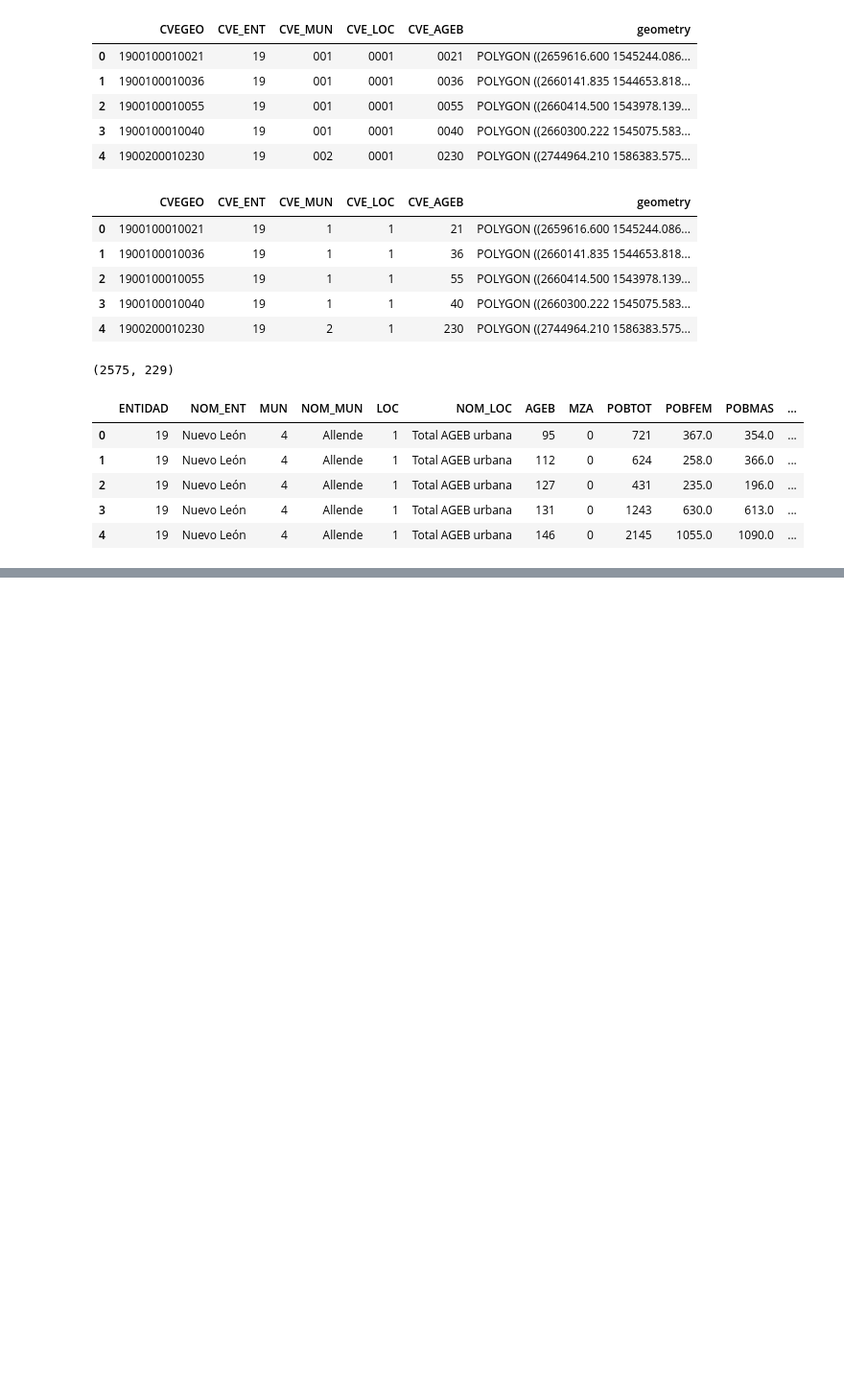
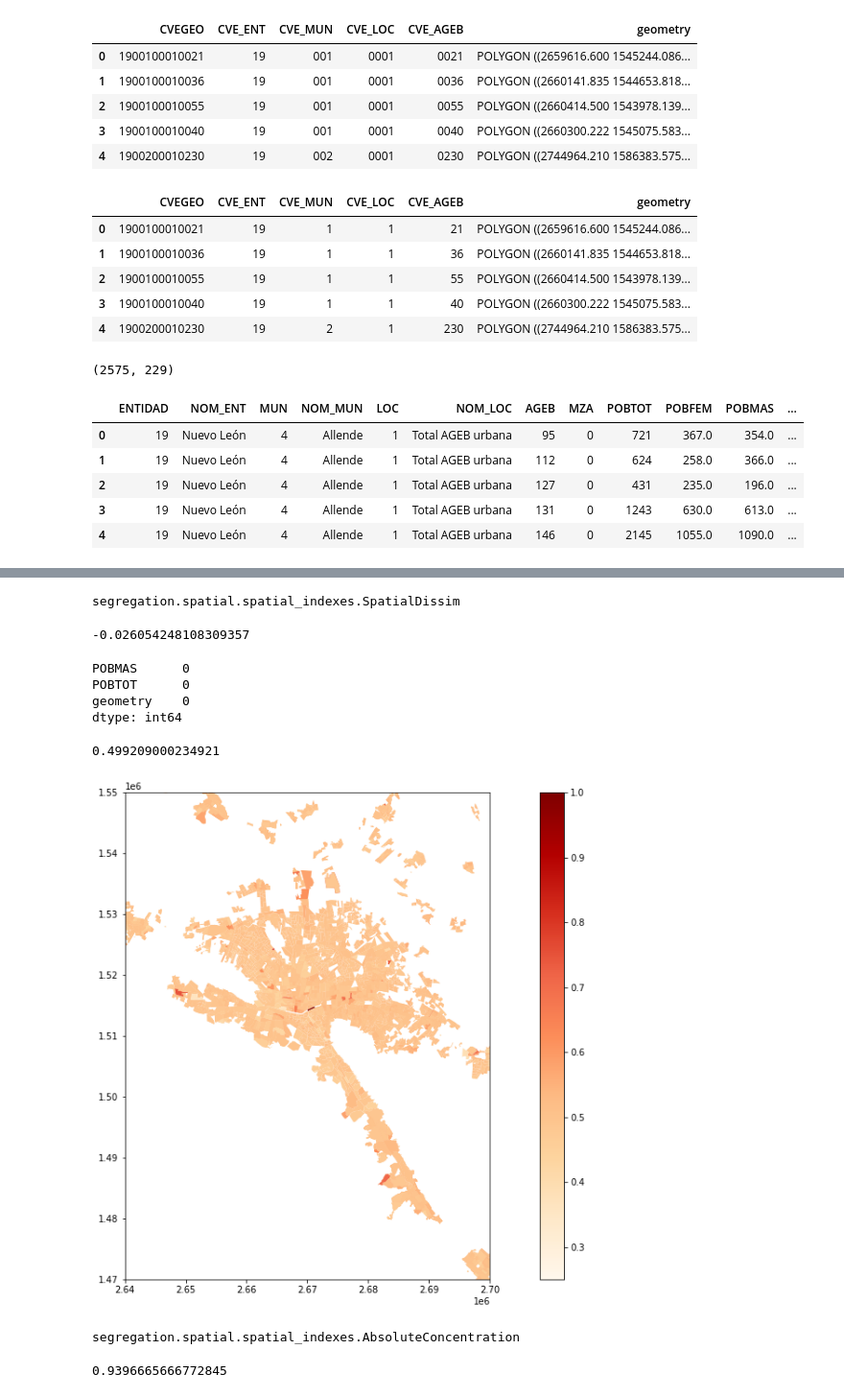
Before and after one commit to juanantoniomschz/itesm_segregacion, a Jupyter notebook: notebooks/01.ipynb, the cells around one changed output, grey strips where cells are left out. Shown at 96% size. Drawn from its saved outputs; the diff is of its cells as text; code cells hidden in the pictures; blank space fills up the shorter version.

Commit message:
Modulo de segregacion instalado y clave de censo

```diff
--- a/notebooks/01.ipynb
+++ b/notebooks/01.ipynb
@@ -56,3 +58,6 @@ df_ageb.head()
 | 2 | 19 | Nuevo León | 4 | Allende | 1 | Total AGEB urbana | 127 | 0 | 431 | 235.0 | 196.0 | ... |
 | 3 | 19 | Nuevo León | 4 | Allende | 1 | Total AGEB urbana | 131 | 0 | 1243 | 630.0 | 613.0 | ... |
 | 4 | 19 | Nuevo León | 4 | Allende | 1 | Total AGEB urbana | 146 | 0 | 2145 | 1055.0 | 1090.0 | ... |
+# %%
+gdf = pd.merge(censo_gdf, df_ageb, left_on = 'CVE_AGEB', right_on = 'AGEB').drop('')
+gdf.head()
@@ -58,0 +71,50 @@ df_ageb.head()
+# %%
+from segregation.spatial import SpatialDissim
+
+spdis_gdf = gdf[['POBMAS','POBTOT','geometry']].fillna(0)
+
+index = SpatialDissim(spdis_gdf, 'POBMAS', 'POBTOT')
+type(index)
+# %% [output]
+segregation.spatial.spatial_indexes.SpatialDissim
+# %%
+index.statistic
+# %% [output]
+-0.026054248108309357
+# %%
+gdf[['POBMAS','POBTOT','geometry']].fillna(0).isnull().sum()
+# %% [output]
+POBMAS      0
+POBTOT      0
+geometry    0
+dtype: int64
+# %%
+(gdf['POBMAS'].sum()/gdf['POBTOT'].sum())
+# %% [output]
+0.499209000234921
+# %%
+hom = gdf.loc[:, ['geometry','POBMAS','POBTOT']]
+
+hom.loc[:, 'composition'] = (hom.loc[:, 'POBMAS'] / hom.loc[:, 'POBTOT'])
+
+hom.plot(column = 'composition',
+         cmap = 'OrRd',
+         figsize=(20,10),
+         legend = True)
+
+plt.xlim(2.64e6, 2.7e6)
+plt.ylim(1.47e6, 1.55e6)
+plt.show();
+# %% [output]
+[figure, added]
+# %%
+from segregation.spatial import AbsoluteConcentration
+
+index = AbsoluteConcentration(gdf.dropna(), 'POBMAS', 'POBTOT')
+type(index)
+# %% [output]
+segregation.spatial.spatial_indexes.AbsoluteConcentration
+# %%
+index.statistic
+# %% [output]
+0.9396665666772845
```
Also changed, not shown: parts of 2 cells of this notebook, 1 other file.
